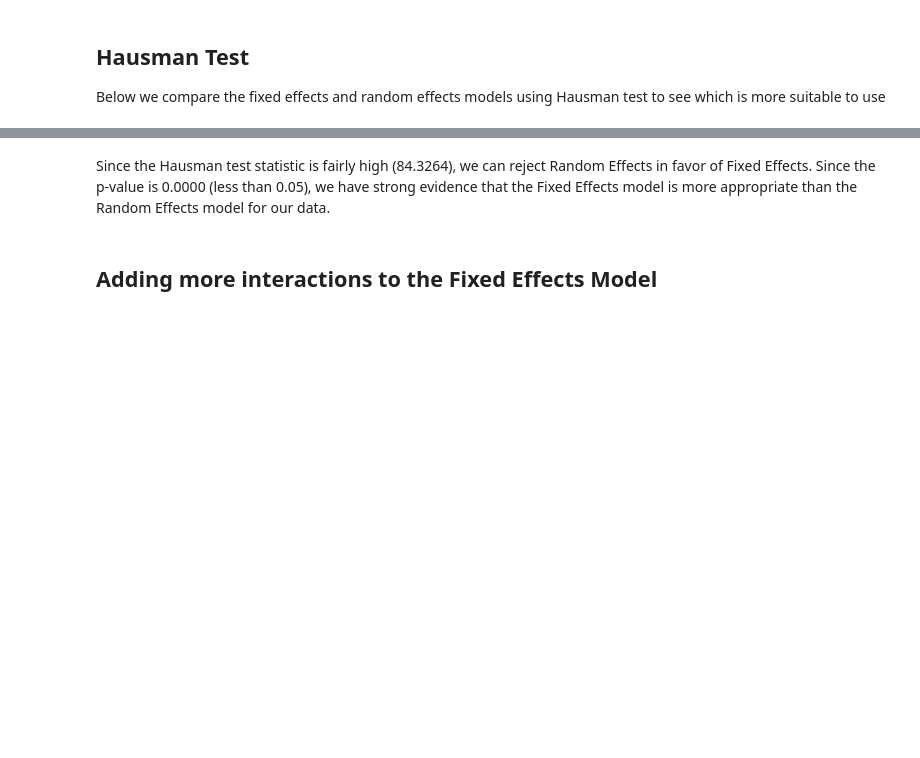
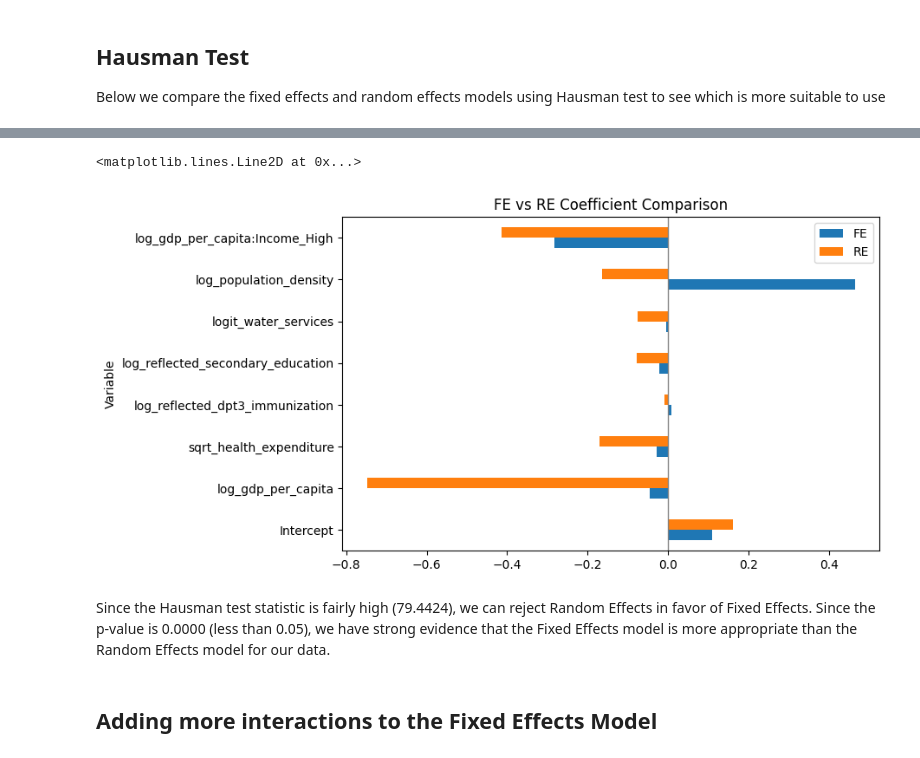
Before and after one commit to s-hreya-riram/sustainable-development-goals-modeling, a Jupyter notebook: jupyter_notebook/modeling.ipynb, the cells around one changed output, grey strips where cells are left out. Cells and saved outputs as stored; diff of their text form; code cells hidden in the pictures; blank space fills up the shorter version.

```diff
--- a/jupyter_notebook/modeling.ipynb
+++ b/jupyter_notebook/modeling.ipynb
@@ -154,7 +164,22 @@ Hausman test statistic: 84.3264
 Degrees of freedom: 7
 P-value: 0.0000
+# %%
+fe_res = fe_model.fit()
+re_res = re_model.fit()
+coef_comparison = pd.DataFrame({
+    'Variable': fe_res.params.index,
+    'FE': fe_res.params.values,
+    'RE': re_res.params.values
+}).set_index('Variable')
+
+coef_comparison.plot(kind='barh', figsize=(8,5))
+plt.title("FE vs RE Coefficient Comparison")
+plt.axvline(0, color='grey', lw=1)
+# %% [output]
+<matplotlib.lines.Line2D at 0x...>
+[figure, added]
 # %% [markdown]
-Since the Hausman test statistic is fairly high (84.3264), we can reject Random Effects in favor of Fixed Effects.
+Since the Hausman test statistic is fairly high (79.4424), we can reject Random Effects in favor of Fixed Effects.
 Since the p-value is 0.0000 (less than 0.05), we have strong evidence that the Fixed Effects model is more appropriate than the Random Effects model for our data.
 # %% [markdown]
 ## Adding more interactions to the Fixed Effects Model
```
Also changed, not shown: parts of 17 cells of this notebook, 4 other files.
